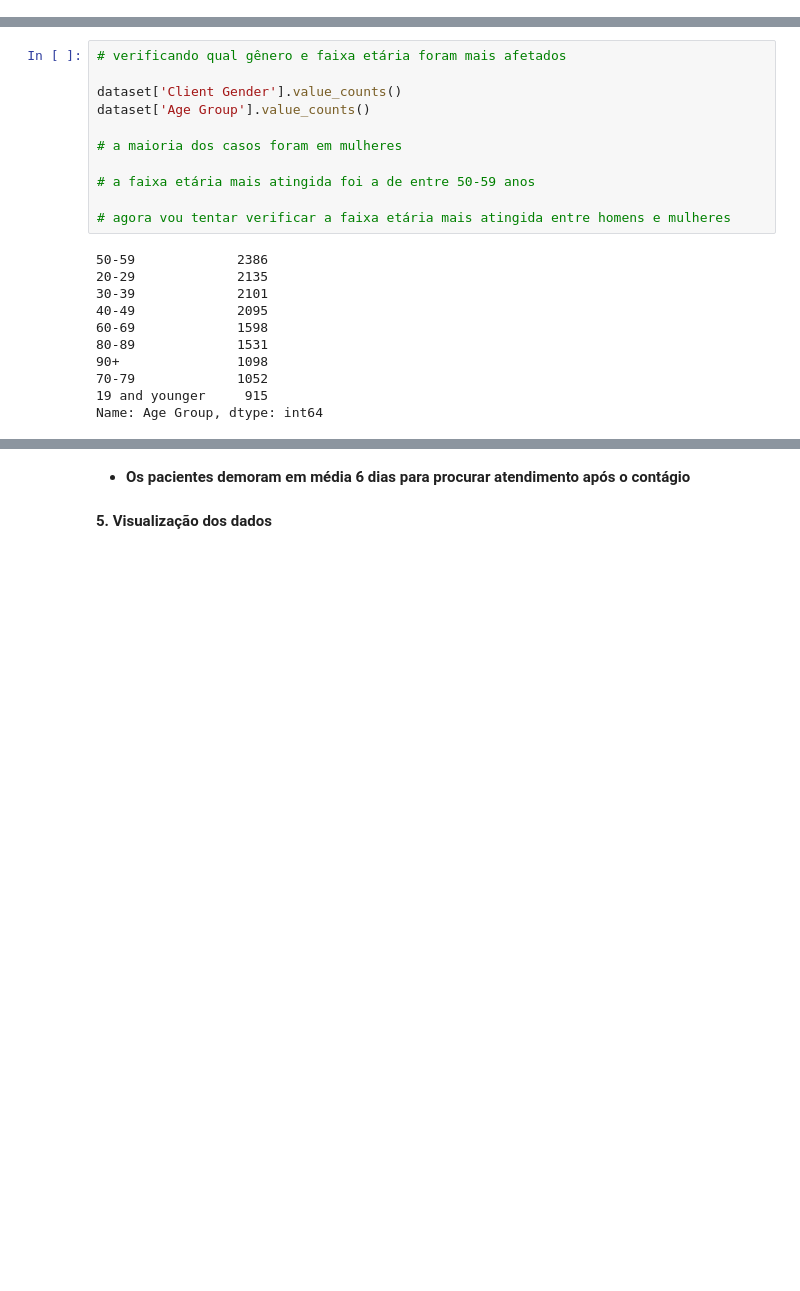
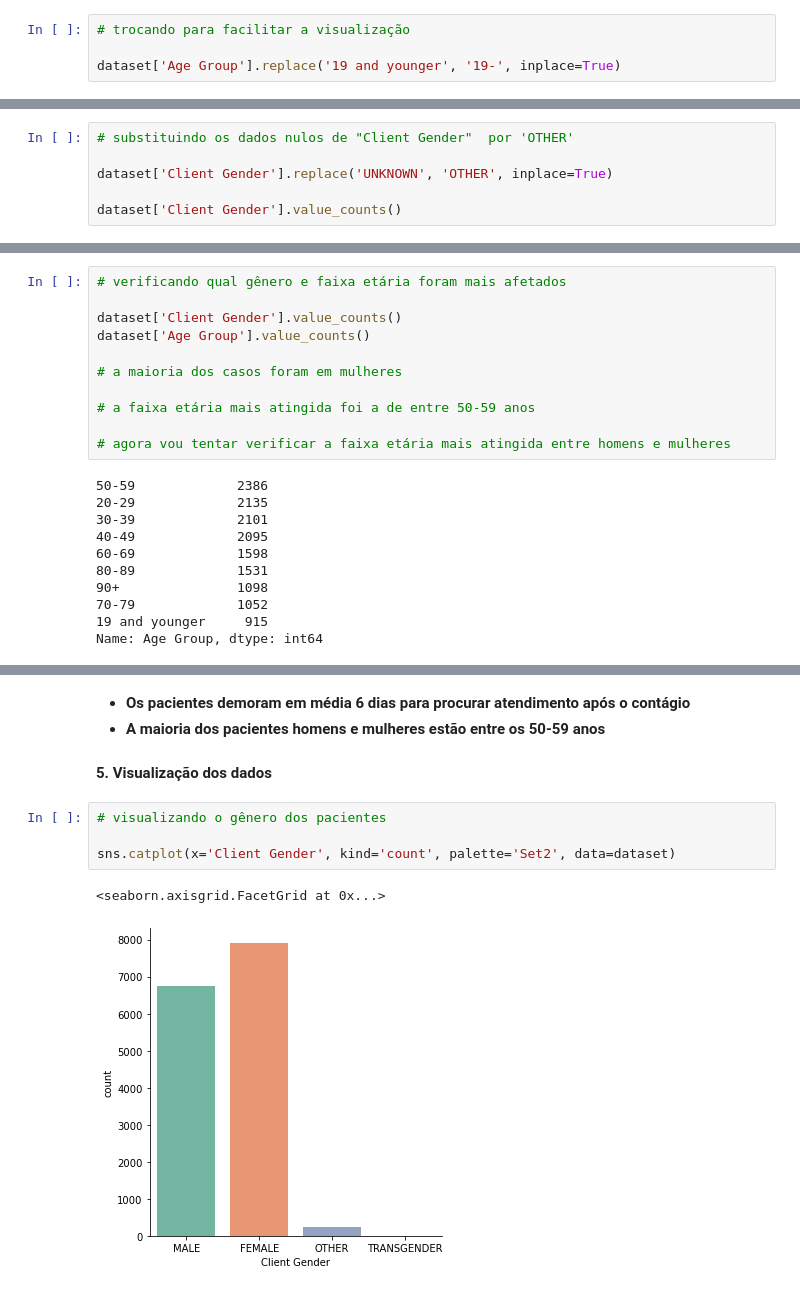
Before and after one commit to natanaelmartins/Data-Science, a Jupyter notebook: dataset.ipynb, the cells around one changed output, grey strips where cells are left out. Cells and saved outputs as stored; diff of their text form; blank space fills up the shorter version.

```diff
--- a/dataset.ipynb
+++ b/dataset.ipynb
@@ -144,6 +149,10 @@ Ever Hospitalized           0
 Ever in ICU                 0
 Ever Intubated              0
 dtype: int64
+# %%
+# trocando para facilitar a visualização
+
+dataset['Age Group'].replace('19 and younger', '19-', inplace=True)
 # %%
 # susbtituindo dados nulos em "Age Group" pelo dado mais frequente
 
@@ -157,2 +166,8 @@ dataset['Neighbourhood Name'].fillna('Unknown', inplace=True)
 
 dataset['FSA'].fillna('Unknown', inplace=True)
+# %%
+# substituindo os dados nulos de "Client Gender"  por 'OTHER'
+
+dataset['Client Gender'].replace('UNKNOWN', 'OTHER', inplace=True)
+
+dataset['Client Gender'].value_counts()
@@ -249,4 +295,12 @@ AGF = dataset['Age Group'].drop(homens)
 # %% [markdown]
 * <b> Os pacientes demoram em média 6 dias para procurar atendimento após o contágio
+* <b> A maioria dos pacientes homens e mulheres estão entre os 50-59 anos
 # %% [markdown]
 <b> 5. Visualização dos dados
+# %%
+# visualizando o gênero dos pacientes
+
+sns.catplot(x='Client Gender', kind='count', palette='Set2', data=dataset)
+# %% [output]
+<seaborn.axisgrid.FacetGrid at 0x...>
+[figure, added]
```
Also changed, not shown: parts of 12 cells of this notebook.
